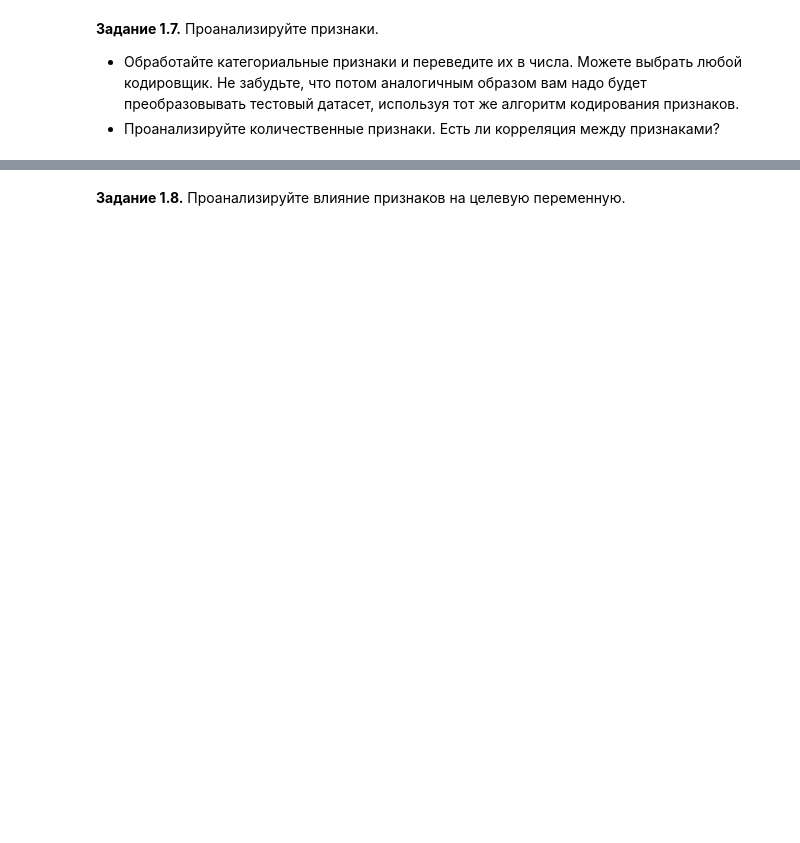
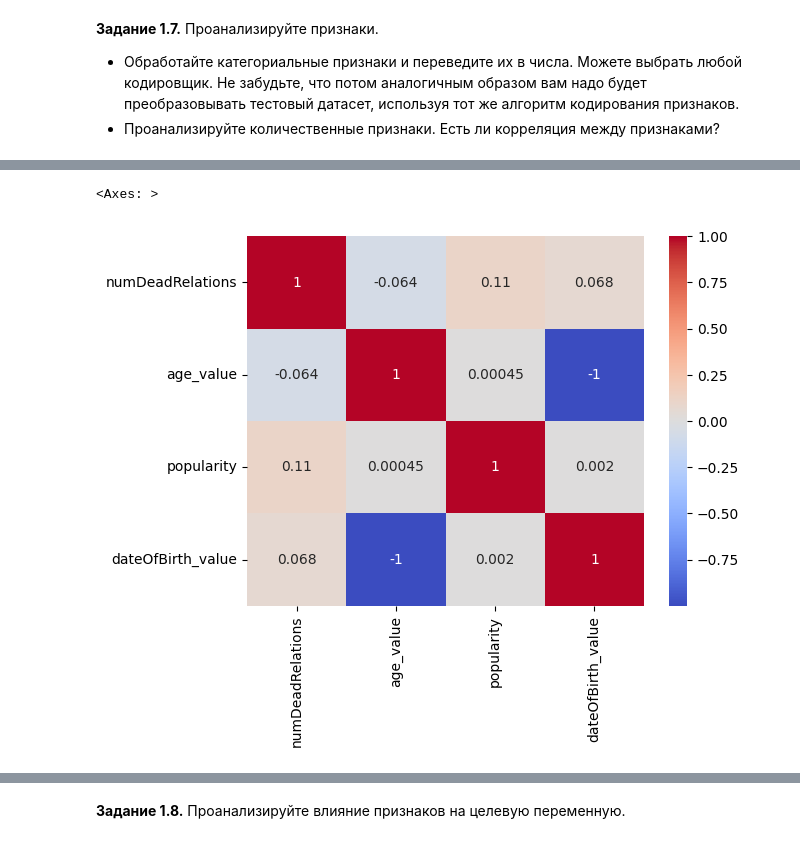
Before and after one commit to izzzav/DLS-1-fall, a Jupyter notebook: hw_1_game_of_thrones.ipynb, the cells around one changed output, grey strips where cells are left out. Cells and saved outputs as stored; diff of their text form; code cells hidden in the pictures; blank space fills up the shorter version.

```diff
--- a/hw_1_game_of_thrones.ipynb
+++ b/hw_1_game_of_thrones.ipynb
@@ -268,6 +474,10 @@ data.describe(include = [...]).T[['count', 'min', 'max']].assign(N_unique_values
 Посмотрев на количество уникальных значений мы можем выделить категориальные признаки. Например, `popularity` принимает значения от 0 до 1, но это непрерывный числовой признак. Остальные признаки со значениями от 0 до 1 - принимают только два значения, то есть являются бинарными.
 
 Бинарные признаки без NaN полностью готовы для включения в модель. Некоторые бинарные признаки содержат пропуски, поэтому, если вы захотите включить их в модель, их потребуется обработать.
+# %%
+num = data.select_dtypes("number").columns.drop("isAlive")
+bin_cols = num[data[num].nunique() == 2]
+data[bin_cols] = data[bin_cols].fillna(data[bin_cols].min() - 1)
 # %% [markdown]
 Для бинарных признаков их связь с зависимой переменной можно прикинуть по таблице корреляций. Для категориальных признаков с количеством значений больше двух (или с двумя значениями и NaN) можно сделать one-hot преобразования и посчитать корреряцию зависимой переменной с набором сгенерированных бинарных признаков.
 В качестве альтернативного подхода можно использовать сравнение средних значений зависимой переменной для разных категорий исследуемого признака. Чем сильнее различаются средние значения целевой переменной между категориями, тем вероятнее, что данный признак связан с зависимой переменной.
@@ -285,0 +525,31 @@ data.describe(include = [...]).T[['count', 'min', 'max']].assign(N_unique_values
+# %%
+family = ["father", "mother", "heir", "spouse"]
+for member in family:
+    data[f"{member}_bin"] = ~data[member].isna()
+# %%
+#чтобы не произошло утечки считаем количество только на train
+fe_cols = ["house", "title"]
+
+for col in fe_cols:
+     vc = data.loc[data["is_train"] == 1, col].str.lower().value_counts(dropna=False)
+     data[f"{col}_freq"] = data[col].str.lower().map(vc).fillna(0)
+# %%
+ohe_cols = ["culture_grouped"] #смысла кодировать и culture_grouped и culture кажется нет
+enc = sk.preprocessing.OneHotEncoder(drop="first", sparse_output=False, handle_unknown="ignore")
+enc.fit(data.loc[data["is_train"] == 1, ohe_cols])
+ohe = pd.DataFrame(enc.transform(data[ohe_cols]),
+                   columns=enc.get_feature_names_out(ohe_cols),
+                   index=data.index)
+data = pd.concat([data.drop(columns=ohe_cols), ohe], axis=1)
+# %%
+quant = ["numDeadRelations", "age_value", "popularity", "dateOfBirth_value"]
+
+corr_matrix = data[quant].corr()
+
+sns.heatmap(corr_matrix, annot=True, cmap="coolwarm")
+
+# Очевидно что dateOfBirth_value и age_value будут иметь идеальную отрицательную корреляцию, стоит выбросить один из них, но интересно еще и то что popularity и numDeadRelations
+# связаны достаточно значимо
+# %% [output]
+<Axes: >
+[figure, added]
```
Also changed, not shown: parts of 47 cells of this notebook, 6 other files.
